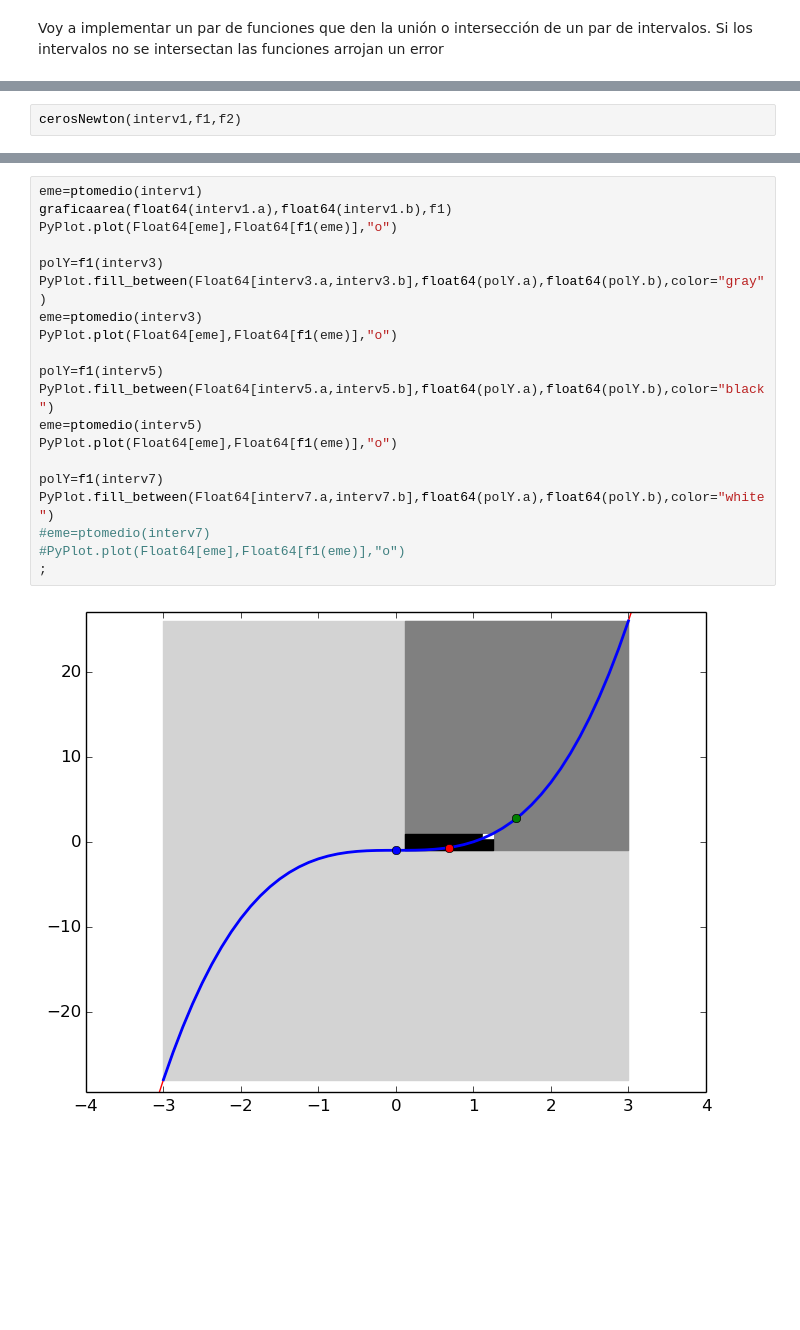
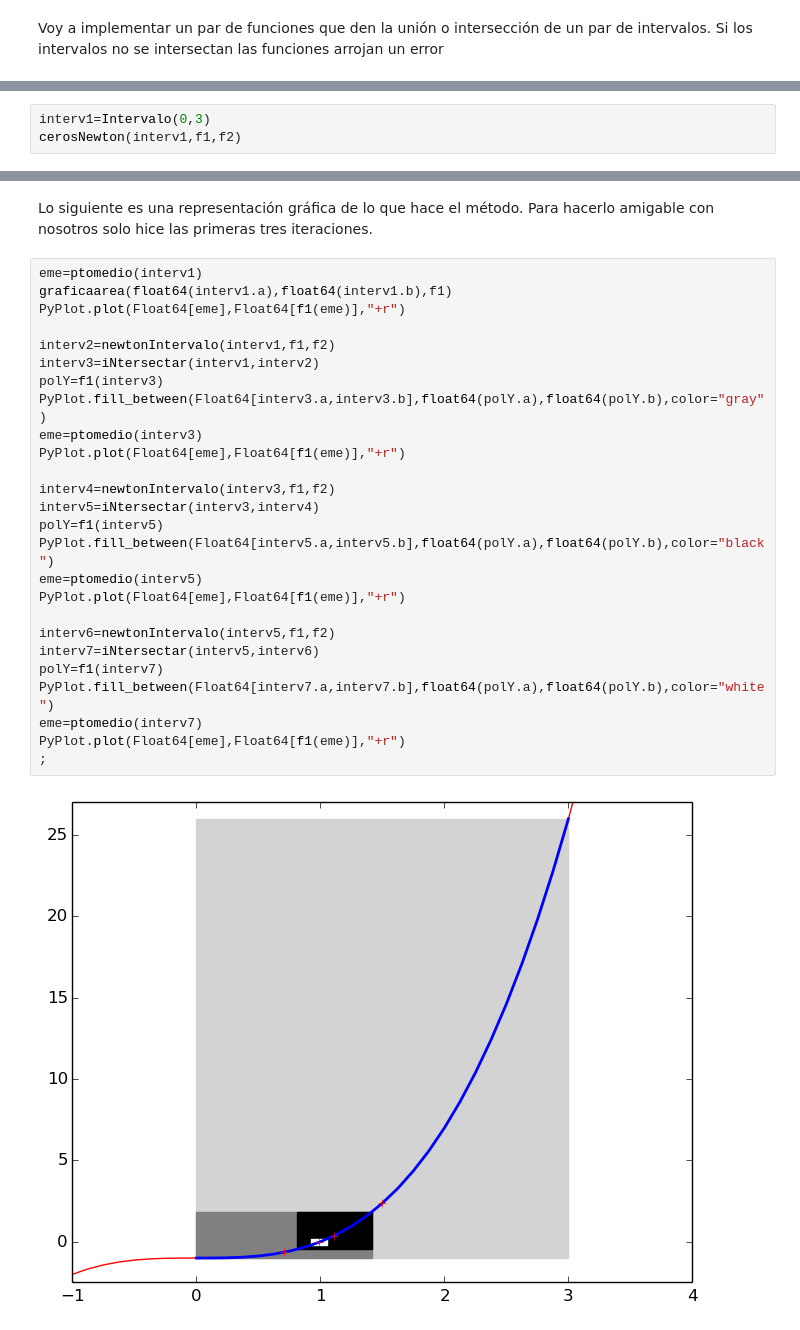
Before and after one commit to shgaeo/clase, a Jupyter notebook: ejercicios_clase/abril/Sobre_10.*_En_MetodosNumericosAvanzados.ipynb, the cells around one changed output, grey strips where cells are left out. Drawn from its saved outputs; the diff is of its cells as text; blank space fills up the shorter version.

```diff
--- a/ejercicios_clase/abril/Sobre_10.*_En_MetodosNumericosAvanzados.ipynb
+++ b/ejercicios_clase/abril/Sobre_10.*_En_MetodosNumericosAvanzados.ipynb
@@ -47,3 +68,4 @@ cerosNewton (generic function with 1 method)
 # %%
+interv1=Intervalo(0,3)
 cerosNewton(interv1,f1,f2)
 # %% [output]
@@ -72,22 +74,30 @@ interv7=iNtersectar(interv5,interv6)
+# %% [markdown]
+Lo siguiente es una representación gráfica de lo que hace el método. Para hacerlo amigable con nosotros solo hice las primeras tres iteraciones.
 # %%
 eme=ptomedio(interv1)
 graficaarea(float64(interv1.a),float64(interv1.b),f1)
-PyPlot.plot(Float64[eme],Float64[f1(eme)],"o")
+PyPlot.plot(Float64[eme],Float64[f1(eme)],"+r")
 
+interv2=newtonIntervalo(interv1,f1,f2)
+interv3=iNtersectar(interv1,interv2)
 polY=f1(interv3)
 PyPlot.fill_between(Float64[interv3.a,interv3.b],float64(polY.a),float64(polY.b),color="gray")
 eme=ptomedio(interv3)
-PyPlot.plot(Float64[eme],Float64[f1(eme)],"o")
+PyPlot.plot(Float64[eme],Float64[f1(eme)],"+r")
 
+interv4=newtonIntervalo(interv3,f1,f2)
+interv5=iNtersectar(interv3,interv4)
 polY=f1(interv5)
 PyPlot.fill_between(Float64[interv5.a,interv5.b],float64(polY.a),float64(polY.b),color="black")
 eme=ptomedio(interv5)
-PyPlot.plot(Float64[eme],Float64[f1(eme)],"o")
+PyPlot.plot(Float64[eme],Float64[f1(eme)],"+r")
 
+interv6=newtonIntervalo(interv5,f1,f2)
+interv7=iNtersectar(interv5,interv6)
 polY=f1(interv7)
 PyPlot.fill_between(Float64[interv7.a,interv7.b],float64(polY.a),float64(polY.b),color="white")
-#eme=ptomedio(interv7)
-#PyPlot.plot(Float64[eme],Float64[f1(eme)],"o")
+eme=ptomedio(interv7)
+PyPlot.plot(Float64[eme],Float64[f1(eme)],"+r")
 ;
 # %% [output]
-[figure, old version]
+[figure, new version]
```
Also changed, not shown: parts of 30 cells of this notebook.
